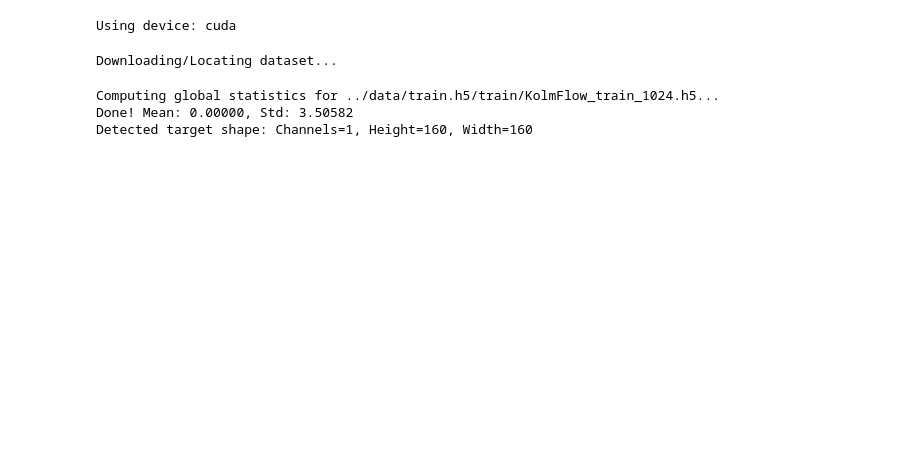
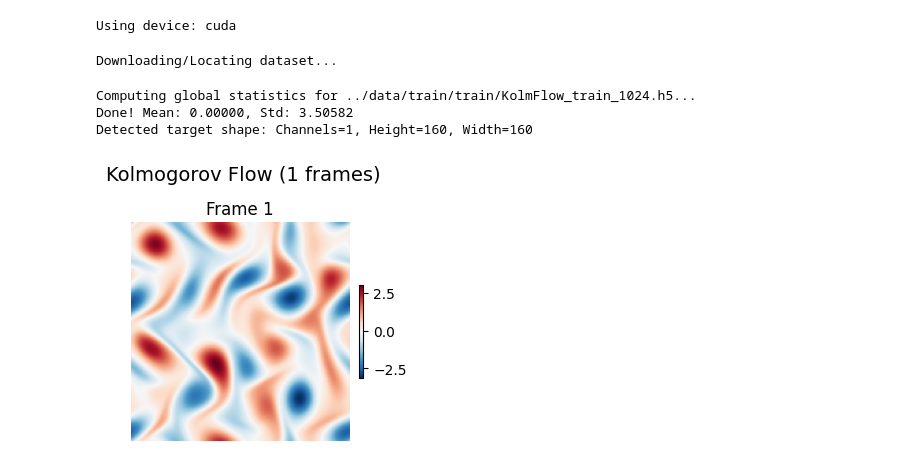
Before and after one commit to Herpderk/Kolmogorov-Flow-Matching, a Jupyter notebook: notebooks/train_diffusion.ipynb, the cells around one changed output. Saved outputs shown, nothing was run; the diff lists cells and outputs as text; code cells hidden in the pictures; blank space fills up the shorter version.

```diff
--- a/notebooks/train_diffusion.ipynb
+++ b/notebooks/train_diffusion.ipynb
@@ -17,34 +20,33 @@ print(f"Using device: {device}")
 Using device: cuda
 # %%
 print("Downloading/Locating dataset...")
-train_h5_path = download_train_set("../data/train.h5")
+train_h5_path = download_train_set("../data/train")
 # %% [output]
 Downloading/Locating dataset...
 # %%
 # 1. Configuration
 k_frames = 4  # Number of history frames to condition on
 
 # The dataset will automatically compute and print the mean/std on initialization
-train_dataset = NormalizedKolmogorovDataset(
+dataset = NormalizedKolmogorovDataset(
     h5_file_path=train_h5_path, k_frames=k_frames, dataset_key="train/u"
 )
 
 # data_shape is [C, H, W] -> For Kolmogorov flow, C=1 usually. H/W depend on the dataset (e.g., 64x64).
 # Update data_shape dynamically based on what the dataset returns
-sample_batch = train_dataset[0]
+sample_batch = dataset[0]
 c, h, w = sample_batch["target"].shape
-
 print(f"Detected target shape: Channels={c}, Height={h}, Width={w}")
+visualize_frames(sample_batch["target"])
 
 backbone = ConditionalUnetBackbone(data_shape=[c, h, w], k_frames=k_frames).to(device)
-
-# The diffusion model inherits the normalization stats from the dataset
 model = ConditionalDiffusion(
-    backbone=backbone, mean=train_dataset.mean, std=train_dataset.std, T=1000
+    backbone=backbone, mean=dataset.mean, std=dataset.std, T=1000
 ).to(device)
 # %% [output]
-Computing global statistics for ../data/train.h5/train/KolmFlow_train_1024.h5...
+Computing global statistics for ../data/train/train/KolmFlow_train_1024.h5...
 Done! Mean: 0.00000, Std: 3.50582
 Detected target shape: Channels=1, Height=160, Width=160
+[figure, added]
 # %%
 num_epochs = 5
```
Also changed, not shown: parts of 3 cells of this notebook, 3 other files.
